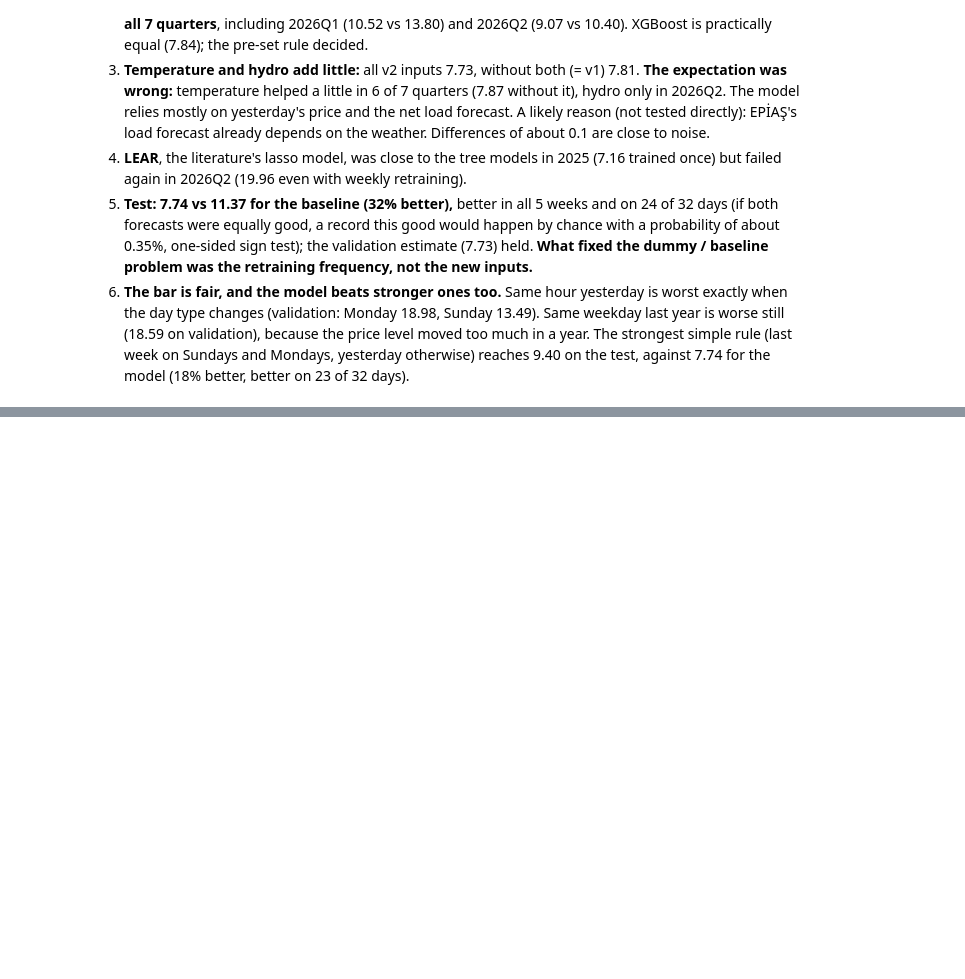
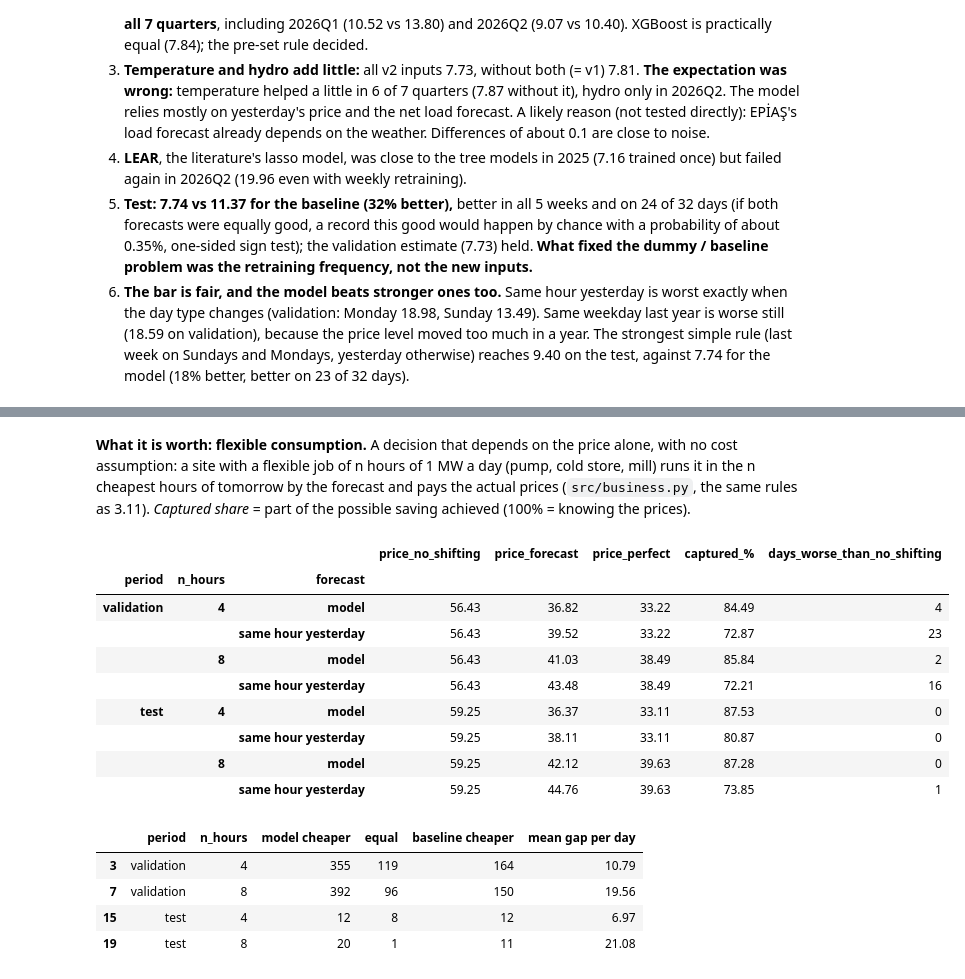
Before and after one commit to icedemirkaano/turkey-electricity-forecasting, a Jupyter notebook: notebooks/02_ptf_models.ipynb, the cells around one changed output, grey strips where cells are left out. Drawn from its saved outputs; the diff is of its cells as text; code cells hidden in the pictures; blank space fills up the shorter version.

```diff
--- a/notebooks/02_ptf_models.ipynb
+++ b/notebooks/02_ptf_models.ipynb
@@ -957,0 +890,4 @@ check[['perfect foresight', 'model', 'same hour yesterday', 'model - baseline']]
+# %%
+ANALYSIS = ROUND2 / 'analysis'
+errors = pd.read_csv(ANALYSIS / 'summary_errors.csv').set_index(['period', 'forecast'])
+errors.drop(columns='days').round(2)
@@ -957,0 +923,23 @@ check[['perfect foresight', 'model', 'same hour yesterday', 'model - baseline']]
+# %% [markdown]
+**What it is worth: flexible consumption.** A decision that depends on the price alone, with no cost assumption: a site with a flexible job of n hours of 1 MW a day (pump, cold store, mill) runs it in the n cheapest hours of tomorrow by the forecast and pays the actual prices (`src/business.py`, the same rules as 3.11). *Captured share* = part of the possible saving achieved (100% = knowing the prices).
+# %%
+shifting = pd.read_csv(ANALYSIS / 'shifting.csv').query('n_hours in [4, 8]')
+cols = ['price_no_shifting', 'price_forecast', 'price_perfect', 'captured_%', 'days_worse_than_no_shifting']
+display(shifting.set_index(['period', 'n_hours', 'forecast'])[cols].round(2),
+        pd.read_csv(ANALYSIS / 'shifting_days.csv').query('n_hours in [4, 8]').round(2))
+# %% [output]
+|  |  |  | price_no_shifting | price_forecast | price_perfect | captured_% | days_worse_than_no_shifting |
+| period | n_hours | forecast |  |  |  |  |  |
+| validation | 4 | model | 56.43 | 36.82 | 33.22 | 84.49 | 4 |
+|  |  | same hour yesterday | 56.43 | 39.52 | 33.22 | 72.87 | 23 |
+|  | 8 | model | 56.43 | 41.03 | 38.49 | 85.84 | 2 |
+|  |  | same hour yesterday | 56.43 | 43.48 | 38.49 | 72.21 | 16 |
+| test | 4 | model | 59.25 | 36.37 | 33.11 | 87.53 | 0 |
+|  |  | same hour yesterday | 59.25 | 38.11 | 33.11 | 80.87 | 0 |
+|  | 8 | model | 59.25 | 42.12 | 39.63 | 87.28 | 0 |
+|  |  | same hour yesterday | 59.25 | 44.76 | 39.63 | 73.85 | 1 |
+|  | period | n_hours | model cheaper | equal | baseline cheaper | mean gap per day |
+| 3 | validation | 4 | 355 | 119 | 164 | 10.79 |
+| 7 | validation | 8 | 392 | 96 | 150 | 19.56 |
+| 15 | test | 4 | 12 | 8 | 12 | 6.97 |
+| 19 | test | 8 | 20 | 1 | 11 | 21.08 |
```
Also changed, not shown: parts of 12 cells of this notebook, 29 other files.
